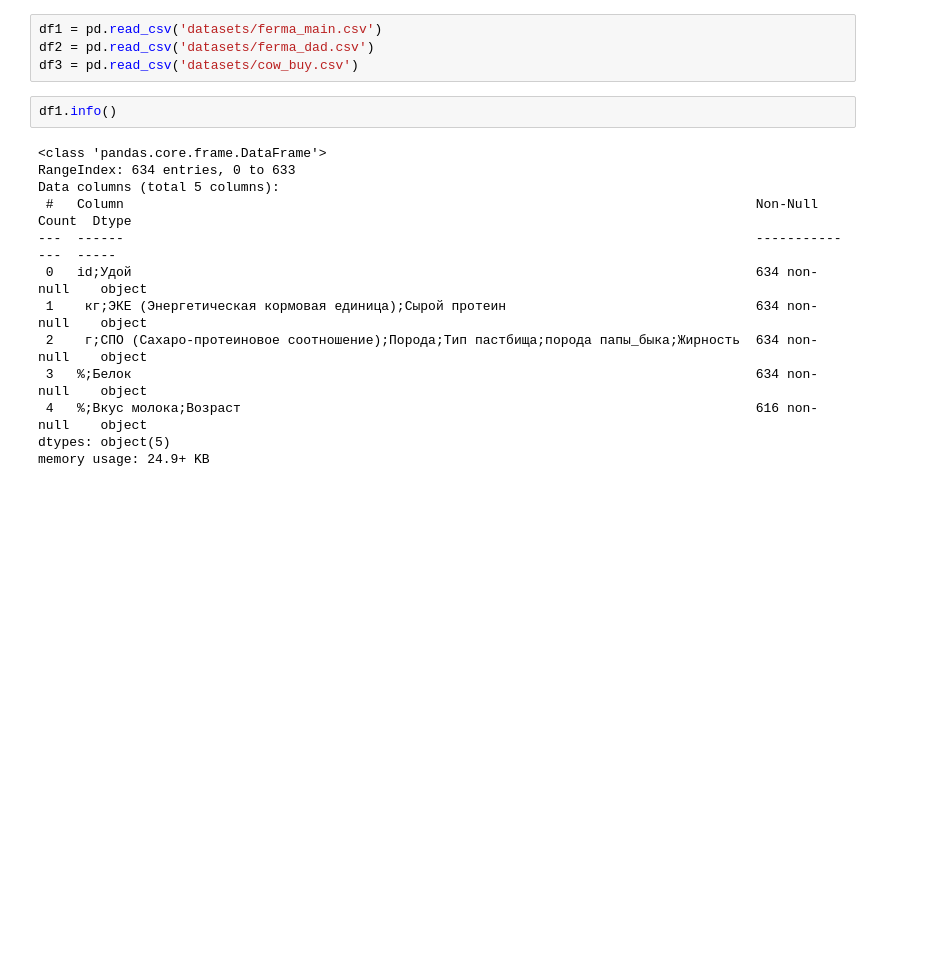
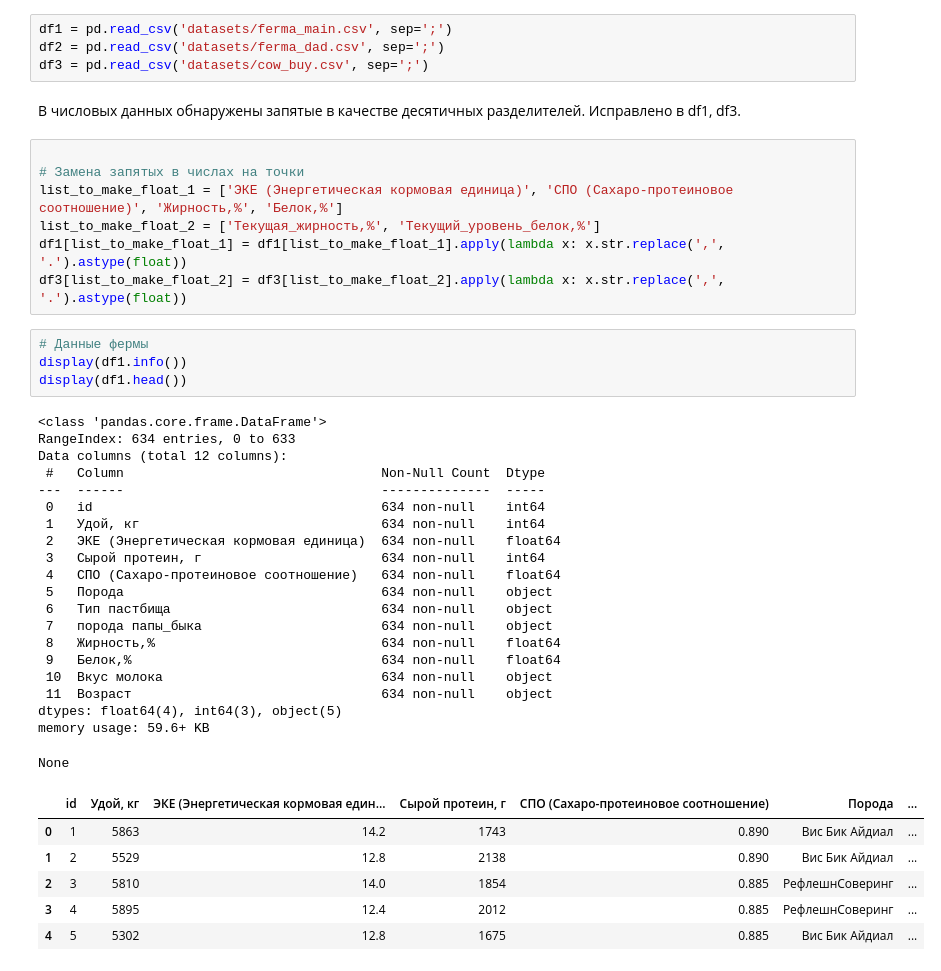
Before and after one commit to eugenii/data_sciencse, a Jupyter notebook: 10_Linnear_Models/main.ipynb, the cells around one changed output. Cells and saved outputs as stored; diff of their text form; blank space fills up the shorter version.

```diff
--- a/10_Linnear_Models/main.ipynb
+++ b/10_Linnear_Models/main.ipynb
@@ -5,19 +21,45 @@ import pandas as pd
 # %%
-df1 = pd.read_csv('datasets/ferma_main.csv')
-df2 = pd.read_csv('datasets/ferma_dad.csv')
-df3 = pd.read_csv('datasets/cow_buy.csv')
+df1 = pd.read_csv('datasets/ferma_main.csv', sep=';')
+df2 = pd.read_csv('datasets/ferma_dad.csv', sep=';')
+df3 = pd.read_csv('datasets/cow_buy.csv', sep=';')
-# %%
-df1.info()
-# %% [output]
-<class 'pandas.core.frame.DataFrame'>
-RangeIndex: 634 entries, 0 to 633
-Data columns (total 5 columns):
- #   Column                                                                                 Non-Null Count  Dtype
----  ------                                                                                 --------------  -----
- 0   id;Удой                                                                                634 non-null    object
- 1    кг;ЭКЕ (Энергетическая кормовая единица);Сырой протеин                                634 non-null    object
- 2    г;СПО (Сахаро-протеиновое соотношение);Порода;Тип пастбища;порода папы_быка;Жирность  634 non-null    object
- 3   %;Белок                                                                                634 non-null    object
- 4   %;Вкус молока;Возраст                                                                  616 non-null    object
-dtypes: object(5)
-memory usage: 24.9+ KB
+# %% [markdown]
+В числовых данных  обнаружены запятые в качестве десятичных разделителей.
+Исправлено в df1, df3.
+# %%
+
+# Замена запятых в числах на точки
+list_to_make_float_1 = ['ЭКЕ (Энергетическая кормовая единица)', 'СПО (Сахаро-протеиновое соотношение)', 'Жирность,%', 'Белок,%']
+list_to_make_float_2 = ['Текущая_жирность,%', 'Текущий_уровень_белок,%']
+df1[list_to_make_float_1] = df1[list_to_make_float_1].apply(lambda x: x.str.replace(',', '.').astype(float))
+df3[list_to_make_float_2] = df3[list_to_make_float_2].apply(lambda x: x.str.replace(',', '.').astype(float))
+# %%
+# Данные фермы
+display(df1.info())
+display(df1.head())
+# %% [output]
+<class 'pandas.core.frame.DataFrame'>
+RangeIndex: 634 entries, 0 to 633
+Data columns (total 12 columns):
+ #   Column                                 Non-Null Count  Dtype
+---  ------                                 --------------  -----
+ 0   id                                     634 non-null    int64
+ 1   Удой, кг                               634 non-null    int64
+ 2   ЭКЕ (Энергетическая кормовая единица)  634 non-null    float64
+ 3   Сырой протеин, г                       634 non-null    int64
+ 4   СПО (Сахаро-протеиновое соотношение)   634 non-null    float64
+ 5   Порода                                 634 non-null    object
+ 6   Тип пастбища                           634 non-null    object
+ 7   порода папы_быка                       634 non-null    object
+ 8   Жирность,%                             634 non-null    float64
+ 9   Белок,%                                634 non-null    float64
+ 10  Вкус молока                            634 non-null    object
+ 11  Возраст                                634 non-null    object
+dtypes: float64(4), int64(3), object(5)
+memory usage: 59.6+ KB
+None
+|  | id | Удой, кг | ЭКЕ (Энергетическая кормовая един... | Сырой протеин, г | СПО (Сахаро-протеиновое соотношение) | Порода | ... |
+| 0 | 1 | 5863 | 14.2 | 1743 | 0.890 | Вис Бик Айдиал | ... |
+| 1 | 2 | 5529 | 12.8 | 2138 | 0.890 | Вис Бик Айдиал | ... |
+| 2 | 3 | 5810 | 14.0 | 1854 | 0.885 | РефлешнСоверинг | ... |
+| 3 | 4 | 5895 | 12.4 | 2012 | 0.885 | РефлешнСоверинг | ... |
+| 4 | 5 | 5302 | 12.8 | 1675 | 0.885 | Вис Бик Айдиал | ... |
```
Also changed, not shown: parts of 19 cells of this notebook.
